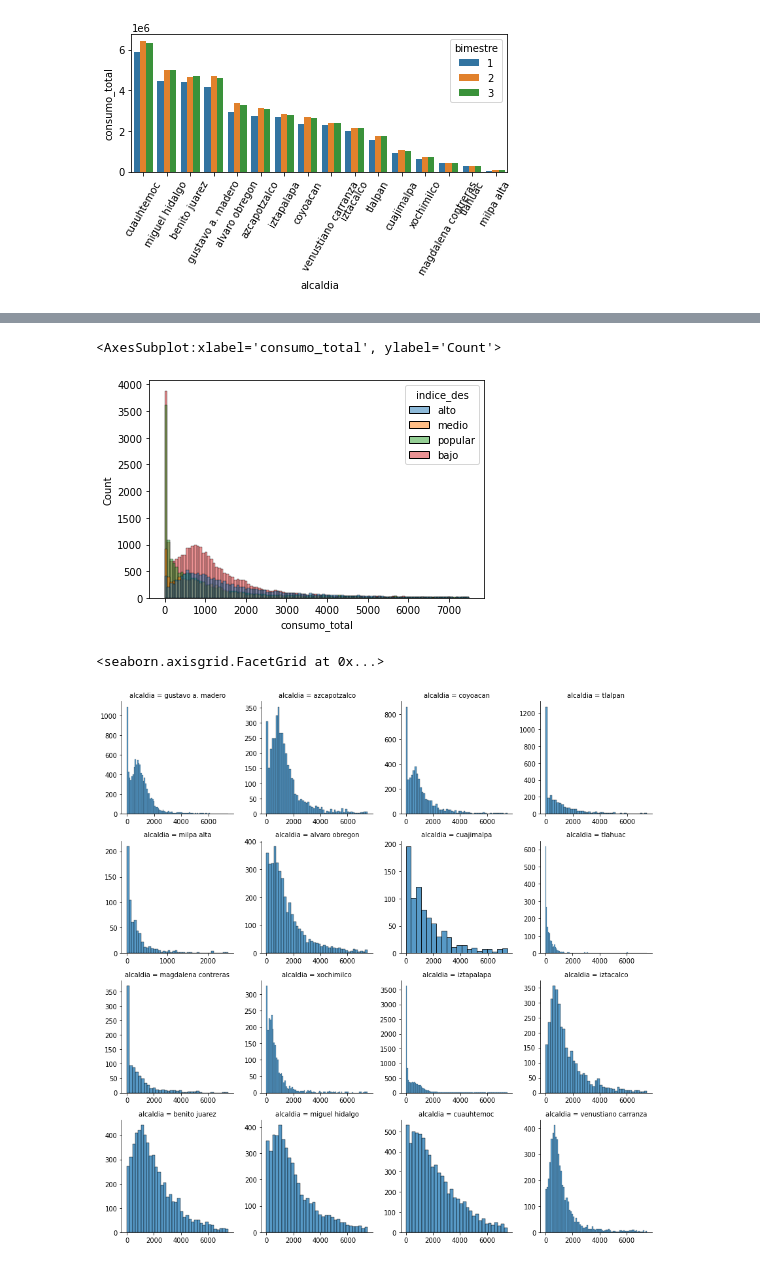
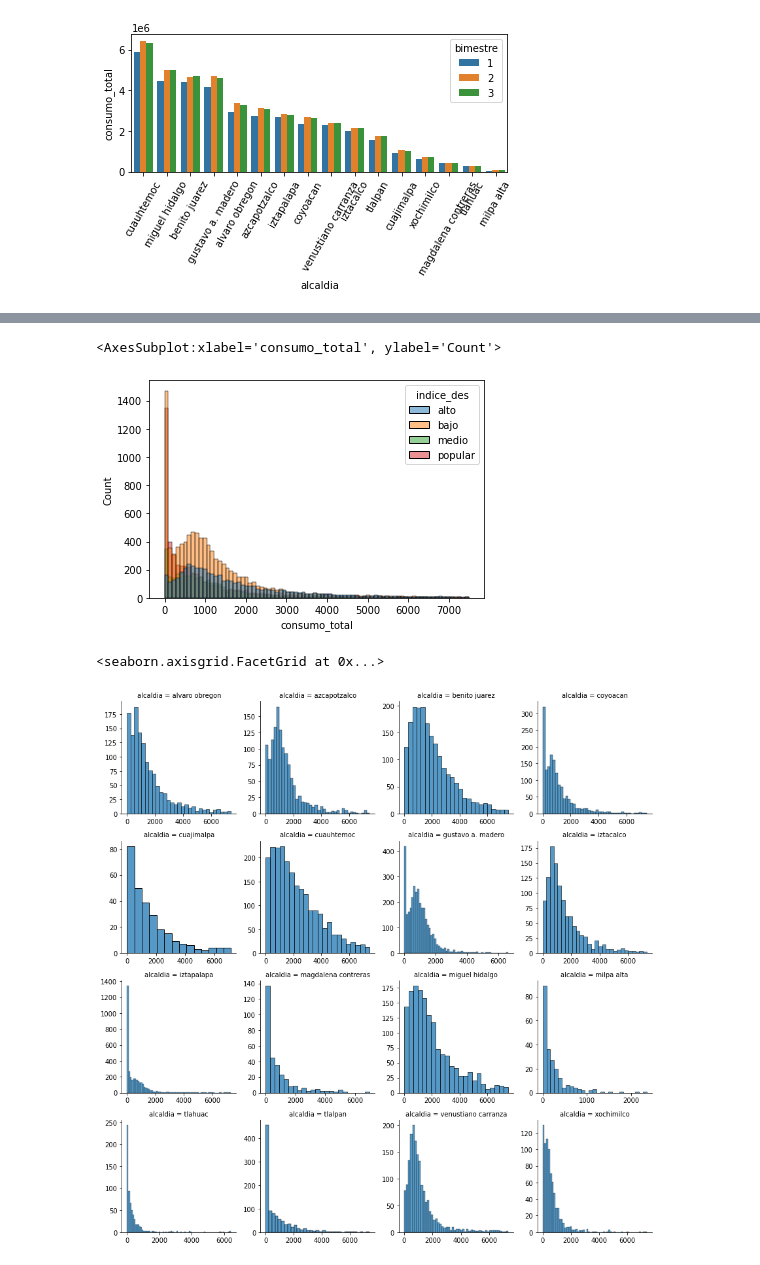
Before and after one commit to lechugaa/intro_ds_p1_consumo_agua, a Jupyter notebook: Lab_1_MH.ipynb, the cells around one changed output, grey strips where cells are left out. Drawn from its saved outputs; the diff is of its cells as text; code cells hidden in the pictures.

```diff
--- a/Lab_1_MH.ipynb
+++ b/Lab_1_MH.ipynb
@@ -257,0 +224,6 @@ data_clean
+# %%
+data_consumo_total_mean = data_clean[['alcaldia', 'indice_des', 'latitud', 'longitud', 'consumo_total',\
+                                      'consumo_total_dom', 'consumo_total_mixto', 'consumo_total_no_dom']].\
+groupby(['alcaldia', 'indice_des', 'latitud', 'longitud']).mean().reset_index()
+
+data_consumo_total_mean
@@ -289,13 +281,14 @@ sns.boxplot(x = "consumo_total", y = "indice_des", data = data_clean[data_clean.
 # %%
-sns.histplot(x = "consumo_total", hue = "indice_des", data = data_clean[data_clean.consumo_total < 7500])
+sns.histplot(x = "consumo_total", hue = "indice_des", data = data_consumo_total_mean[data_consumo_total_mean.consumo_total < 7500])
 # %% [output]
 <AxesSubplot:xlabel='consumo_total', ylabel='Count'>
-[figure, old version]
+[figure, new version]
 # %%
-a = sns.FacetGrid(data = data_clean[data_clean.consumo_total < 7500], col = "alcaldia", col_wrap = 4, sharex = False, sharey = False)
+a = sns.FacetGrid(data = data_consumo_total_mean[data_consumo_total_mean.consumo_total < 7500],
+                  col = "alcaldia", col_wrap = 4, sharex = False, sharey = False)
 
 a.map_dataframe(sns.histplot, x = "consumo_total")
 # %% [output]
 <seaborn.axisgrid.FacetGrid at 0x...>
-[figure, old version]
+[figure, new version]
 # %%
```
Also changed, not shown: parts of 21 cells of this notebook.
